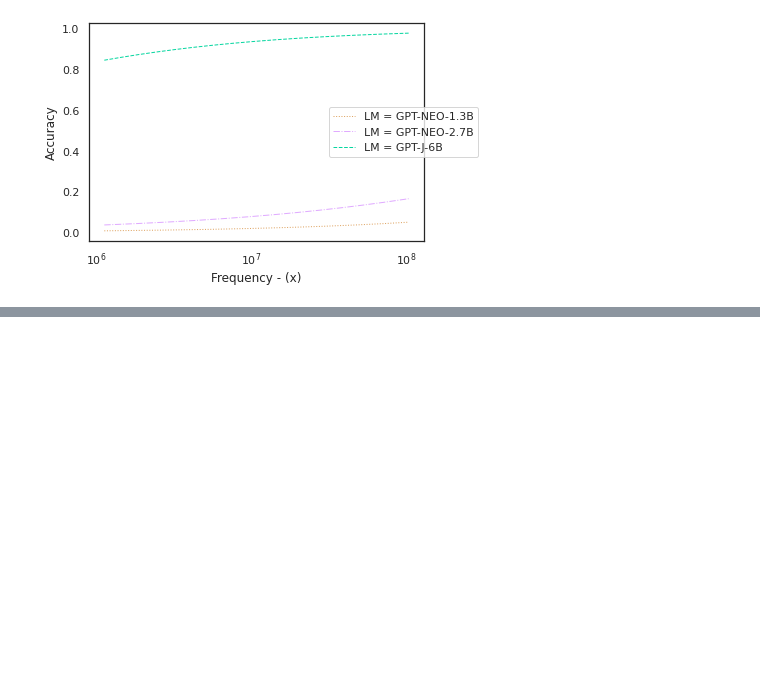
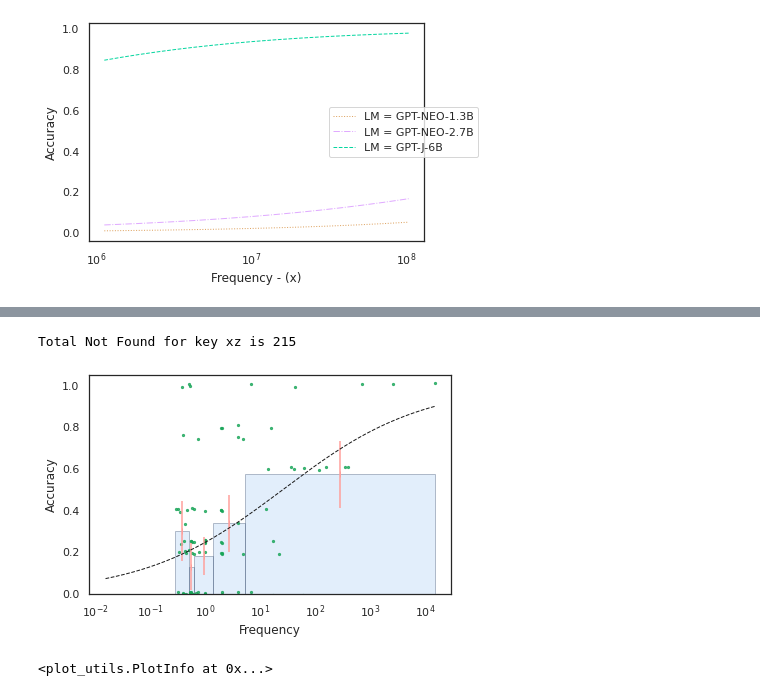
Before and after one commit to yasamanrazeghi7/TermFrequency, a Jupyter notebook: GPTAnalyzer/AggregateResults/clean_plots.ipynb, the cells around one changed output, grey strips where cells are left out. Saved outputs shown, nothing was run; the diff lists cells and outputs as text; code cells hidden in the pictures; blank space fills up the shorter version.

```diff
--- a/GPTAnalyzer/AggregateResults/clean_plots.ipynb
+++ b/GPTAnalyzer/AggregateResults/clean_plots.ipynb
@@ -276,0 +214,7 @@ plt.savefig('./tmp.png', dpi=500)
+# %%
+# x = PlotInfo('decade', 8, 'gptj', key_type='xy').quantile_accuracies_plot(q_num=10).calculate_accuracy_all()
+save_freq_acc_plot_and_get_info('day', 8, 'gptj', key='xz', show_plot=True, quantile_number=5)
+# %% [output]
+Total Not Found for key xz is 215
+[figure, added]
+<plot_utils.PlotInfo at 0x...>
```
Also changed, not shown: parts of 17 cells of this notebook.
